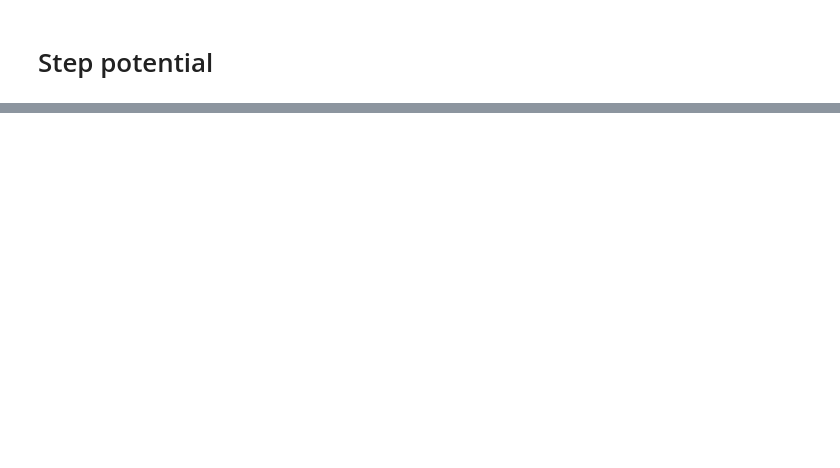
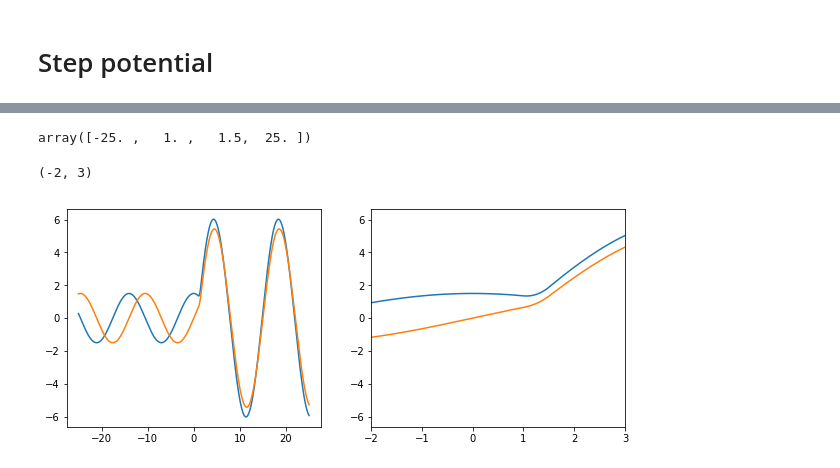
Before and after one commit to jam31118/notebooks-qm, a Jupyter notebook: 02-physics/02-analytic/step-potential-with-wronskian-etc.ipynb, the cells around one changed output, grey strips where cells are left out. Drawn from its saved outputs; the diff is of its cells as text; code cells hidden in the pictures; blank space fills up the shorter version.

```diff
--- a/02-physics/02-analytic/step-potential-with-wronskian-etc.ipynb
+++ b/02-physics/02-analytic/step-potential-with-wronskian-etc.ipynb
@@ -103,0 +204,44 @@ ax.plot(x_2, psi_2.real)
+# %%
+coords_in_fig
+# %% [output]
+array([-25. ,   1. ,   1.5,  25. ])
+# %%
+x_arr = np.linspace(*x_lim,1000)
+# %%
+def linear_sum_sol_in_same_interval(x, energy, constant_potential, coefs, diff_number=0):
+    assert len(coefs) == 2
+    summed_sol = 0.0
+    for idx, sol_index in enumerate(range(1,len(coefs)+1)):
+        summed_sol += coefs[idx] * sol(x, energy, constant_potential, sol_index, diff_number)
+    return summed_sol
+# %%
+from numbers import Integral, Number
+def global_sol(x, energy, V0_array, boundary_coords, coef_array, diff_number=0):
+    assert isinstance(diff_number, Integral)
+    assert isinstance(energy, Number)
+    assert isinstance(x, np.ndarray)
+    assert len(V0_array) == len(coef_array)
+    N_intervals = len(V0_array)
+    global_sol_array = np.empty_like(x, dtype=complex)
+    for idx in range(N_intervals):
+        x_interval_mask = None
+        if idx == 0: x_interval_mask = x < boundary_coords[idx]
+        elif idx == N_intervals - 1: x_interval_mask = x >= boundary_coords[N_intervals - 1 - 1]
+        else: x_interval_mask = (x >= boundary_coords[idx-1]) & (x < boundary_coords[idx])
+        x_interval = x[x_interval_mask]
+        global_sol_array[x_interval_mask] = linear_sum_sol_in_same_interval(
+            x_interval, energy, V0_array[idx], coef_array[idx,:], diff_number)
+    return global_sol_array
+# %%
+sol_array = global_sol(x_arr, E, V0_array, boundary_coords, coef_array)
+# %%
+fig, axes = plt.subplots(1,2, figsize=(10,4))
+axes[0].plot(x_arr, sol_array.real)
+axes[0].plot(x_arr, sol_array.imag)
+
+axes[1].plot(x_arr, sol_array.real)
+axes[1].plot(x_arr, sol_array.imag)
+axes[1].set_xlim(-2,3)
+# %% [output]
+(-2, 3)
+[figure, added]
```
Also changed, not shown: parts of 39 cells of this notebook.
